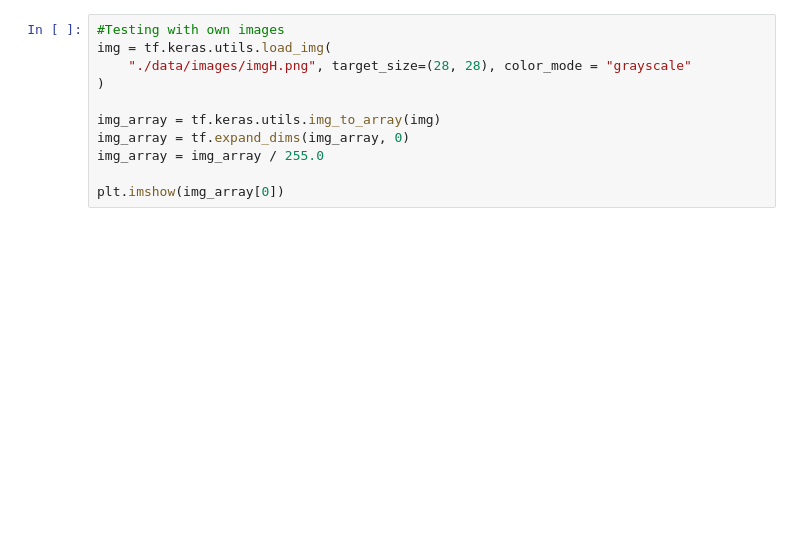
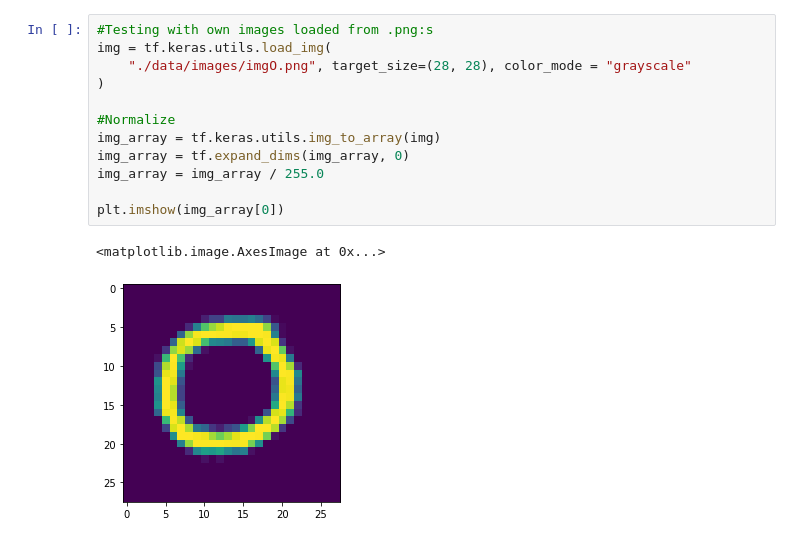
Before and after one commit to mrh0/ai-project, a Jupyter notebook: main.ipynb, the cells around one changed output. Drawn from its saved outputs; the diff is of its cells as text; blank space fills up the shorter version.

```diff
--- a/main.ipynb
+++ b/main.ipynb
@@ -100,11 +128,15 @@ Accuracy: 83.97%
 # %%
-#Testing with own images
+#Testing with own images loaded from .png:s
 img = tf.keras.utils.load_img(
-    "./data/images/imgH.png", target_size=(28, 28), color_mode = "grayscale"
+    "./data/images/imgO.png", target_size=(28, 28), color_mode = "grayscale"
 )
 
+#Normalize
 img_array = tf.keras.utils.img_to_array(img)
 img_array = tf.expand_dims(img_array, 0)
 img_array = img_array / 255.0
 
 plt.imshow(img_array[0])
+# %% [output]
+<matplotlib.image.AxesImage at 0x...>
+[figure, added]
```
Also changed, not shown: parts of 13 cells of this notebook.
